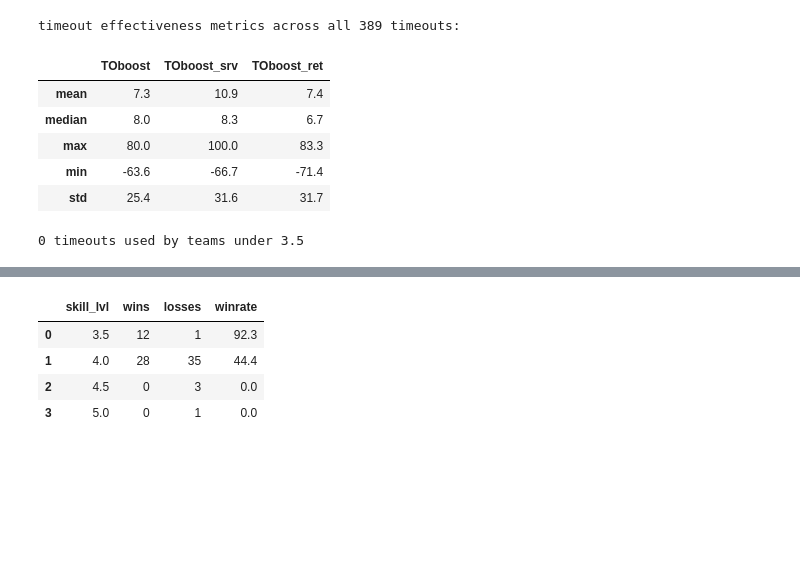
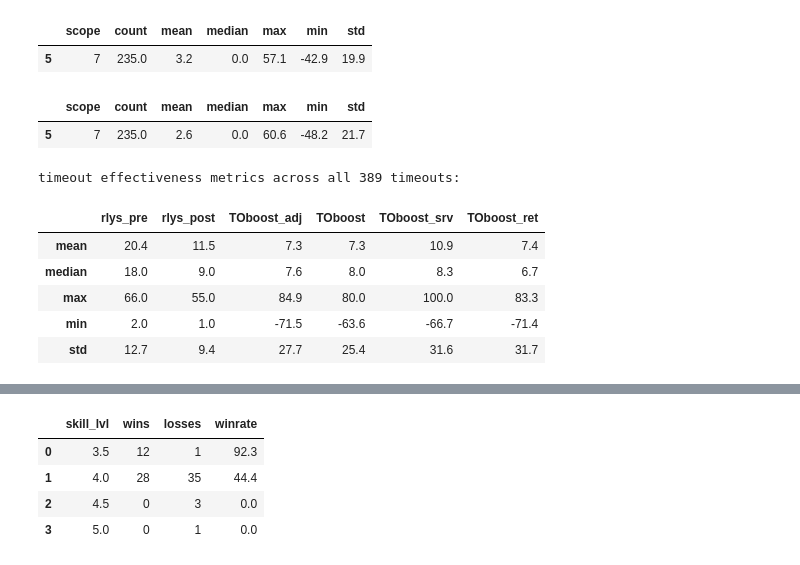
Before and after one commit to conner-mcnicholas/Pickleball_Timeout_Analysis, a Jupyter notebook: src/timeout_analysis.ipynb, the cells around one changed output, grey strips where cells are left out. Drawn from its saved outputs; the diff is of its cells as text; code cells hidden in the pictures; blank space fills up the shorter version.

```diff
--- a/src/timeout_analysis.ipynb
+++ b/src/timeout_analysis.ipynb
@@ -80,3 +80,9 @@ game['match_id'] = [int(x[1:]) for x in game.match_id]
 game.skill_lvl.iloc[game.skill_lvl == '4'] = '4.0'
 game.skill_lvl.iloc[game.skill_lvl == '5'] = '5.0'
 game = game.sort_values(['match_id','game_id']).reset_index(drop=True)
+# %%
+played = rally.query('to_team_id == "N/A"')
+srv_win = round(100*len(played[played.srv_team_id == played.w_team_id])/len(played),2)
+ret_win = round(100*len(played[played.srv_team_id != played.w_team_id])/len(played),2)
+print(f'serving team wins {srv_win}% of the {len(played)} rallies')
+print(f'returning team wins {ret_win}% of the {len(played)} rallies')
@@ -82,0 +137,3 @@ game = game.sort_values(['match_id','game_id']).reset_index(drop=True)
+# %%
+for x in [0,.25,.5,.75,1]:
+    print(x-(1-(50/ret_win)))
@@ -166,0 +353,10 @@ for i in range(len(glist)):
+# %%
+df_scoped.query(f'scope*count == {(df_scoped["count"]*df_scoped["scope"]).max()}')
+# %% [output]
+|  | scope | count | mean | median | max | min | std |
+| 5 | 7 | 235.0 | 3.2 | 0.0 | 57.1 | -42.9 | 19.9 |
+# %%
+df_scoped_adj.query(f'scope*count == {(df_scoped_adj["count"]*df_scoped_adj["scope"]).max()}')
+# %% [output]
+|  | scope | count | mean | median | max | min | std |
+| 5 | 7 | 235.0 | 2.6 | 0.0 | 60.6 | -48.2 | 21.7 |
@@ -167,23 +366,17 @@ for i in range(len(glist)):
 # %%
-df_timeout = pd.DataFrame(dlist,columns=['game_id','skill_lvl','to_nbr','to_team','game_nbr', \
+df_timeout = pd.DataFrame(dlist,columns=['game_id','skill_lvl','to_nbr','to_team','rally_nbr','lenpre','lenpost','deltawin_adj', \
                                          'prewin','postwin','deltawin','prewinsrv','postwinsrv','deltawinsrv', \
-                                         'prewinrcv','postwinrcv','deltawinrcv']).sort_values(['game_id','to_nbr'])
+                                         'prewinrcv','postwinrcv','deltawinrcv'])
+df_timeout['to_id'] = ["TO"+str(x) for x in df_timeout.index]
 # %%
 print(f'timeout effectiveness metrics across all {len(df_timeout)} timeouts: \n')
-df_timeout[['deltawin','deltawinsrv','deltawinrcv']].agg(['mean','median','max','min','std']).round(1). \
-    rename(columns={'deltawin':'TOboost','deltawinsrv':'TOboost_srv','deltawinrcv':'TOboost_ret'})
+df_timeout[['lenpre','lenpost','deltawin_adj','deltawin','deltawinsrv','deltawinrcv']].agg(['mean','median','max','min','std']).round(1). \
+    rename(columns={'lenpre':'rlys_pre','lenpost':'rlys_post','deltawin_adj':'TOboost_adj','deltawin':'TOboost','deltawinsrv':'TOboost_srv','deltawinrcv':'TOboost_ret'})
 # %% [output]
 timeout effectiveness metrics across all 389 timeouts:
-|  | TOboost | TOboost_srv | TOboost_ret |
-| mean | 7.3 | 10.9 | 7.4 |
-| median | 8.0 | 8.3 | 6.7 |
-| max | 80.0 | 100.0 | 83.3 |
-| min | -63.6 | -66.7 | -71.4 |
-| std | 25.4 | 31.6 | 31.7 |
+|  | rlys_pre | rlys_post | TOboost_adj | TOboost | TOboost_srv | TOboost_ret |
+| mean | 20.4 | 11.5 | 7.3 | 7.3 | 10.9 | 7.4 |
+| median | 18.0 | 9.0 | 7.6 | 8.0 | 8.3 | 6.7 |
+| max | 66.0 | 55.0 | 84.9 | 80.0 | 100.0 | 83.3 |
+| min | 2.0 | 1.0 | -71.5 | -63.6 | -66.7 | -71.4 |
+| std | 12.7 | 9.4 | 27.7 | 25.4 | 31.6 | 31.7 |
-# %%
-lowskill_games = list(game[game['skill_lvl'].isin(['2.5','3','3.0'])].game_id)
-numlowskill_tos = len(np.where(rally[rally['game_id'].isin(lowskill_games)]['to_team_id'] != "N/A"))-1
-print(f'{numlowskill_tos} timeouts used by teams under 3.5')
-#game['skill_lvl'].isin(['2.5,''3','3.0','3.5'])
-# %% [output]
-0 timeouts used by teams under 3.5
```
Also changed, not shown: parts of 41 cells of this notebook, 2 other files.
